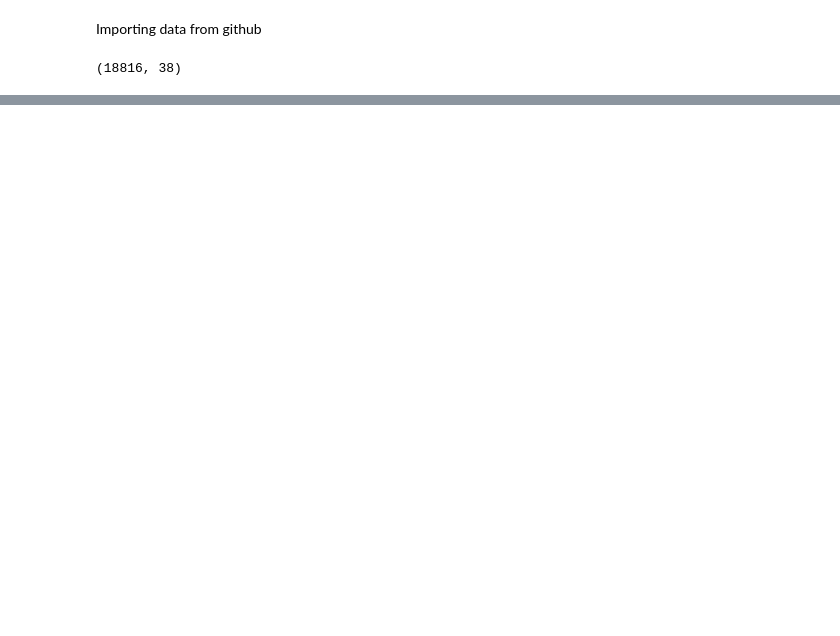
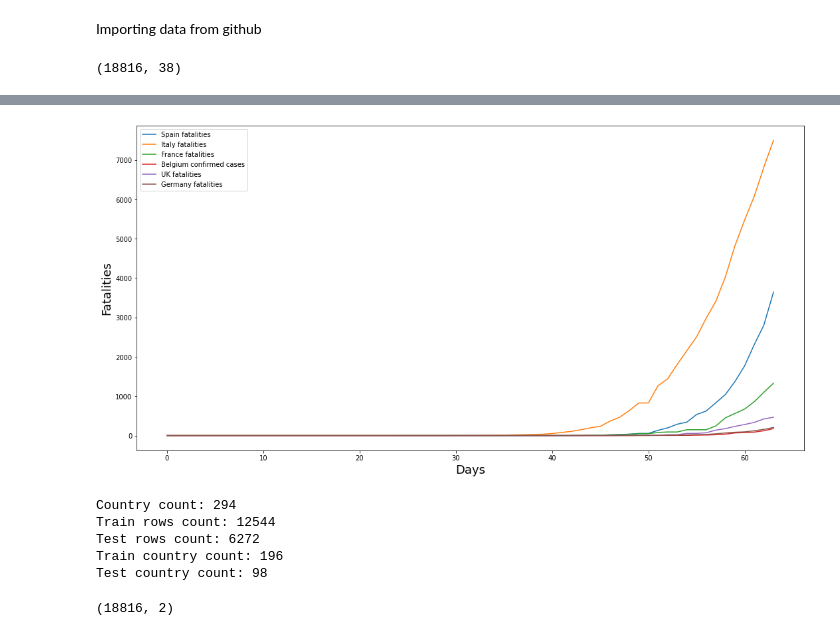
Before and after one commit to sondisonda/covid19SpreadForecast, a Jupyter notebook: covid19SpreadForecast.ipynb, the cells around one changed output, grey strips where cells are left out. Drawn from its saved outputs; the diff is of its cells as text; code cells hidden in the pictures; blank space fills up the shorter version.

```diff
--- a/covid19SpreadForecast.ipynb
+++ b/covid19SpreadForecast.ipynb
@@ -19,0 +48,51 @@ ds.drop(['Date'], 1, inplace=True)
+# %%
+plt.figure(figsize = (18,9))
+plt.plot(range(spain.shape[0]),spain['Fatalities'],\
+         label="Spain fatalities")
+plt.plot(range(italy.shape[0]),italy['Fatalities'],\
+         label="Italy fatalities")
+plt.plot(range(france.shape[0]),france['Fatalities'],\
+         label="France fatalities")
+plt.plot(range(belgium.shape[0]),belgium['Fatalities'],\
+         label="Belgium confirmed cases")
+plt.plot(range(uk.shape[0]),uk['Fatalities'],\
+         label="UK fatalities")
+plt.plot(range(germany.shape[0]),germany['Fatalities'],\
+         label="Germany fatalities")
+plt.xlabel('Days',fontsize=18)
+plt.ylabel('Fatalities',fontsize=18)
+plt.legend(loc="upper left")
+plt.show()
+# %% [output]
+[figure, added]
+# %%
+lines_count = df.shape[0]
+lines_per_country = 64
+
+country_count = int(lines_count / lines_per_country)
+train_country_count = int(country_count * (2/3))
+test_country_count = int(country_count * (1/3))
+
+train_rows_count = int(lines_count * (2/3))
+test_rows_count = int(lines_count * (1/3))
+
+print('Country count: ' + str(country_count))
+print('Train rows count: ' + str(train_rows_count))
+print('Test rows count: ' + str(test_rows_count))
+print('Train country count: ' + str(train_country_count))
+print('Test country count: ' + str(test_country_count))
+# %% [output]
+Country count: 294
+Train rows count: 12544
+Test rows count: 6272
+Train country count: 196
+Test country count: 98
+# %%
+# There are 18816 lines
+# each country is made up of 64 lines
+
+simplified_df = df[['ConfirmedCases','total_pop']]
+
+simplified_df.shape
+# %% [output]
+(18816, 2)
```
Also changed, not shown: parts of 15 cells of this notebook.
